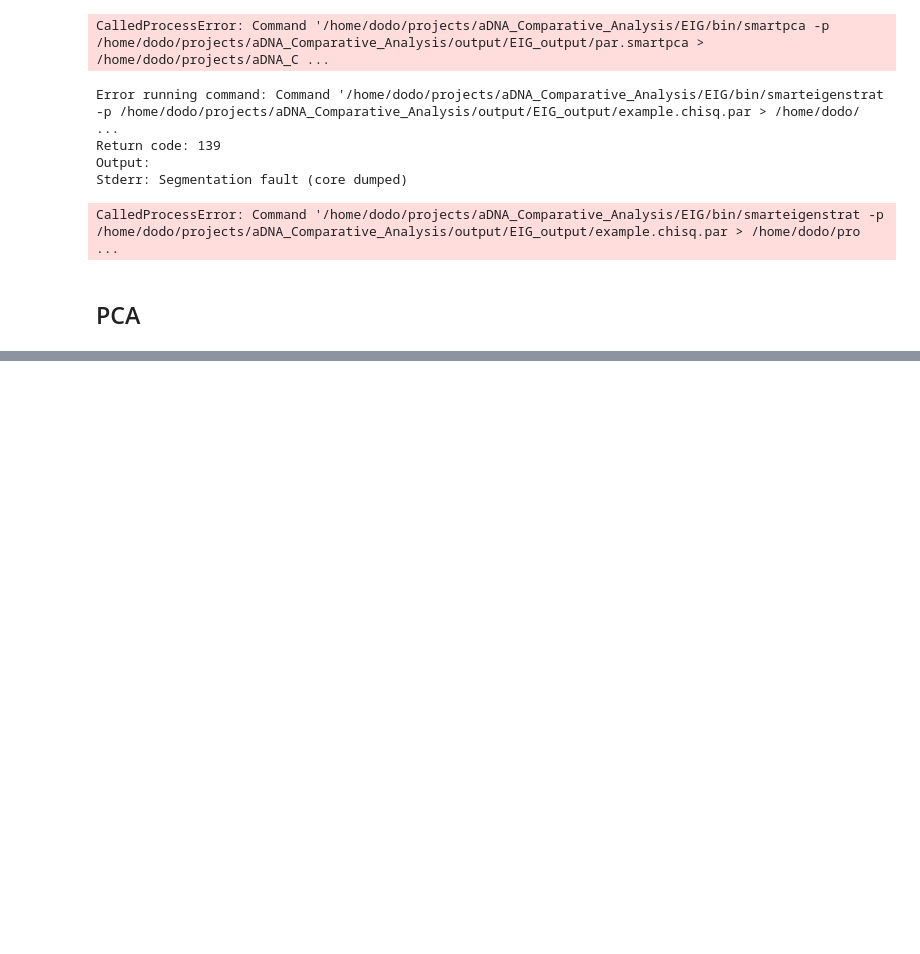
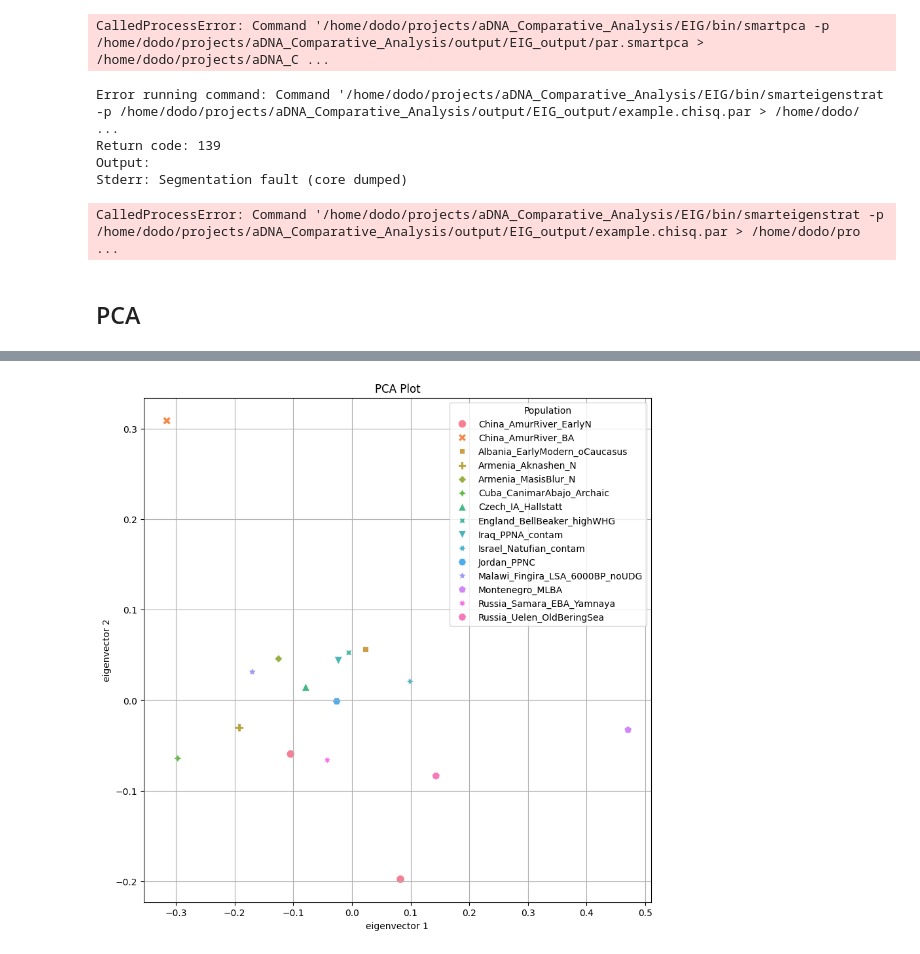
Before and after one commit to fulopjoz/aDNA_amtDB_AADR, a Jupyter notebook: notebooks/EIG_with_AADR.ipynb, the cells around one changed output, grey strips where cells are left out. Drawn from its saved outputs; the diff is of its cells as text; code cells hidden in the pictures; blank space fills up the shorter version.

Commit message:
aadr smart pca in ipynb

```diff
--- a/notebooks/EIG_with_AADR.ipynb
+++ b/notebooks/EIG_with_AADR.ipynb
@@ -342 +435,11 @@ smarteigenstrat_par_file = os.path.join(output_dir, "aadr.chisq.par")
+# %%
+# Write the convertf parameter file
+with open(convertf_par_file, 'w') as f:
+    f.write(f"""genotypename: {geno_file}
+snpname: {snp_file}
+indivname: {ind_file}
+outputformat: EIGENSTRAT
+genooutfilename: {os.path.join(output_dir, "aadr_short_50.eigenstratgeno")}
+snpoutfilename: {os.path.join(output_dir, "aadr_short_50.snp")}
+indoutfilename: {os.path.join(output_dir, "aadr_short_50.ind")}""")
 # %%
@@ -579,0 +933,70 @@ plt.show()
+# %%
+import pandas as pd
+import matplotlib.pyplot as plt
+import seaborn as sns
+
+# Paths to the files
+evec_file = os.path.join(output_dir, "aadr_v54.1.p1_1240K_public_short_50.pca.evec")
+ind_file = os.path.join(output_dir, "aadr_v54.1.p1_1240K_public_short_50.ind")
+
+# Read the .evec file, skipping the first line and handling whitespace issues
+with open(evec_file, 'r') as f:
+    lines = f.readlines()
+
+# Skip the first line and split remaining lines into columns
+data = []
+for line in lines[1:]:
+    parts = line.split()
+    sample = parts[0]
+    pcs = list(map(float, parts[1:-1]))
+    population = parts[-1]
+    data.append([sample] + pcs + [population])
+
+# Create a DataFrame from the parsed data
+columns = ['Sample'] + [f'PC{i}' for i in range(1, len(data[0]) - 1)] + ['Population']
+evec_df = pd.DataFrame(data, columns=columns)
+
+# Read the .ind file to get the population information
+with open(ind_file, 'r') as f:
+    lines = f.readlines()
+
+# Parse the .ind file similarly
+ind_data = []
+for line in lines:
+    parts = line.split()
+    sample = parts[0]
+    sex = parts[1]
+    population = parts[2]
+    ind_data.append([sample, sex, population])
+
+# Create a DataFrame from the parsed .ind data
+ind_df = pd.DataFrame(ind_data, columns=['Sample', 'Sex', 'Population'])
+
+# Merge the DataFrames on the Sample column
+merged_df = pd.merge(evec_df, ind_df[['Sample', 'Population']], on='Sample')
+
+# Drop one of the duplicate Population columns
+merged_df = merged_df.drop(columns=['Population_y']).rename(columns={'Population_x': 'Population'})
+
+# Plot the first two principal components using Seaborn
+plt.figure(figsize=(10, 10))
+
+# Adjusting the axis limits and markers to match the example plot
+sns.scatterplot(
+    data=merged_df,
+    x='PC1',
+    y='PC2',
+    hue='Population',
+    style='Population',
+    s=80,
+    alpha=0.9
+)
+
+plt.xlabel('eigenvector 1')
+plt.ylabel('eigenvector 2')
+plt.title('PCA Plot')
+plt.legend(title='Population', loc='upper right')
+plt.grid(True)
+plt.show()
+# %% [output]
+[figure, added]
```
Also changed, not shown: parts of 25 cells of this notebook, 22 other files.
